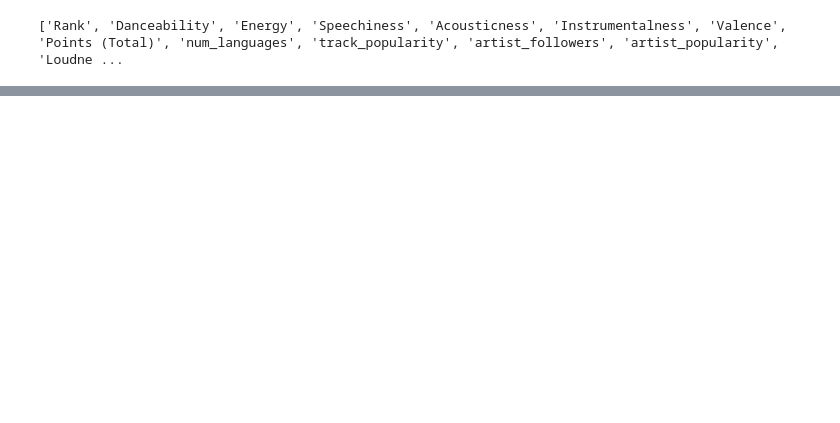
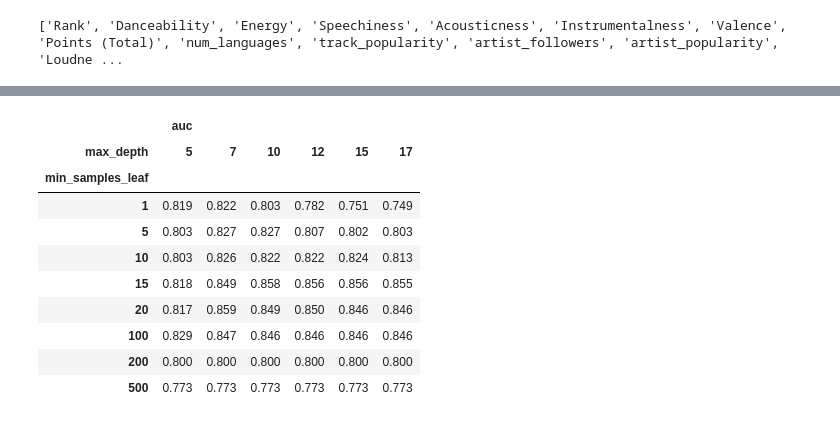
Before and after one commit to mickey59/AML_Spotify, a Jupyter notebook: genre_classification.ipynb, the cells around one changed output, grey strips where cells are left out. Drawn from its saved outputs; the diff is of its cells as text; code cells hidden in the pictures; blank space fills up the shorter version.

Commit message:
Implemented a basic logistic regression model and decision tree classifier model

```diff
--- a/genre_classification.ipynb
+++ b/genre_classification.ipynb
@@ -92,0 +102,11 @@ print(df_importances)
+# %%
+#Implementing a Logistic Regression Model
+from sklearn.linear_model import LogisticRegression
+from sklearn.metrics import roc_auc_score
+
+#baseline lr model
+lr_model = LogisticRegression(multi_class='ovr', solver='lbfgs', random_state=1)
+lr_model.fit(X_train, y_train)
+y_pred = lr_model.predict_proba(X_val)
+print("baseline score")
+print(roc_auc_score(y_val, y_pred, multi_class='ovr'))
@@ -92,0 +123,8 @@ print(df_importances)
+# %%
+#balanced class lr model with max iterations increased
+lr_model = LogisticRegression(multi_class='ovr', solver='lbfgs', random_state=1, class_weight='balanced', max_iter=550)
+lr_model.fit(X_train, y_train)
+y_pred = lr_model.predict_proba(X_val)
+print("balanced class score")
+print(roc_auc_score(y_val, y_pred, multi_class='ovr'))
+#Making the class weights balanced improved the score
@@ -92,0 +174,35 @@ print(df_importances)
+# %%
+#Implementing a decision tree classifier
+from sklearn.tree import DecisionTreeClassifier
+
+scores = []
+
+for depth in [5, 7, 10, 12, 15, 17]:
+    for s in [1, 5, 10, 15, 20, 500, 100, 200]:
+        dt = DecisionTreeClassifier(max_depth=depth, min_samples_leaf=s)
+        dt.fit(X_train, y_train)
+
+        y_pred = dt.predict_proba(X_val)
+        auc = roc_auc_score(y_val, y_pred, multi_class='ovr')
+
+        scores.append((depth, s, auc))
+
+columns = ['max_depth', 'min_samples_leaf', 'auc']
+df_scores = pd.DataFrame(scores, columns=columns)
+
+df_scores_pivot = df_scores.pivot(index='min_samples_leaf', columns=['max_depth'], values=['auc'])
+df_scores_pivot.round(3)
+
+#highest score is with max_depth=7 and min_samples_leaf=20 which is 0.859
+# %% [output]
+|  | auc |  |  |  |  |  |
+| max_depth | 5 | 7 | 10 | 12 | 15 | 17 |
+| min_samples_leaf |  |  |  |  |  |  |
+| 1 | 0.819 | 0.822 | 0.803 | 0.782 | 0.751 | 0.749 |
+| 5 | 0.803 | 0.827 | 0.827 | 0.807 | 0.802 | 0.803 |
+| 10 | 0.803 | 0.826 | 0.822 | 0.822 | 0.824 | 0.813 |
+| 15 | 0.818 | 0.849 | 0.858 | 0.856 | 0.856 | 0.855 |
+| 20 | 0.817 | 0.859 | 0.849 | 0.850 | 0.846 | 0.846 |
+| 100 | 0.829 | 0.847 | 0.846 | 0.846 | 0.846 | 0.846 |
+| 200 | 0.800 | 0.800 | 0.800 | 0.800 | 0.800 | 0.800 |
+| 500 | 0.773 | 0.773 | 0.773 | 0.773 | 0.773 | 0.773 |
```
Also changed, not shown: parts of 5 cells of this notebook, 1 other file.
